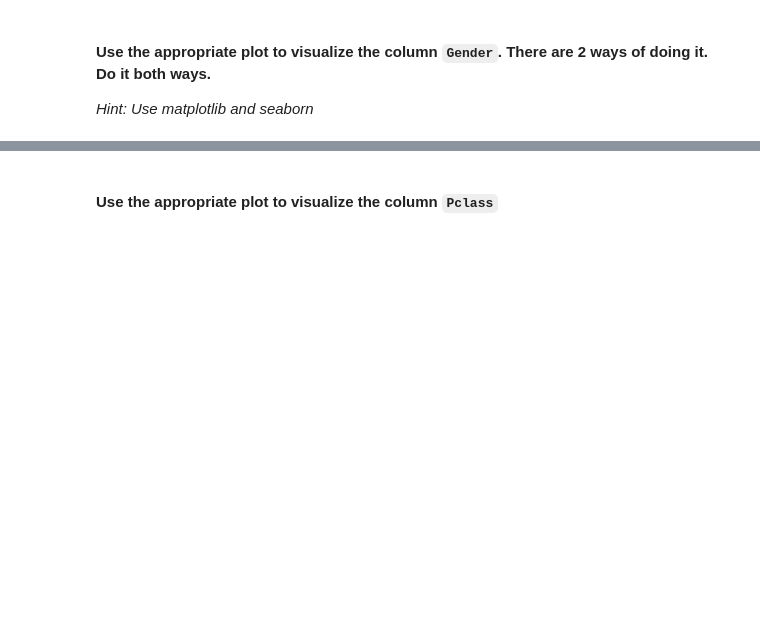
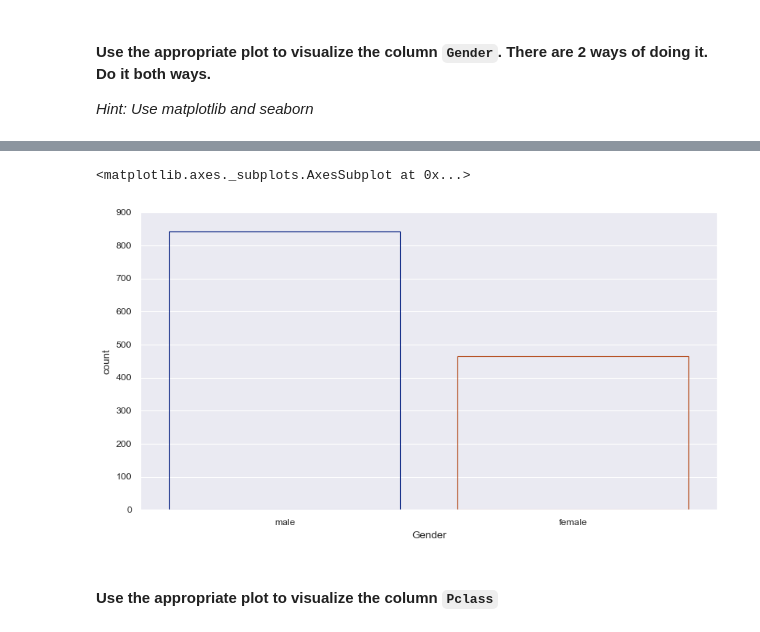
Before and after one commit to LiviaCanet/datamad0119, a Jupyter notebook: module-2/lab-matplotlib-seaborn/your-code/challenge-3.ipynb, the cells around one changed output, grey strips where cells are left out. Saved outputs shown, nothing was run; the diff lists cells and outputs as text; code cells hidden in the pictures; blank space fills up the shorter version.

```diff
--- a/module-2/lab-matplotlib-seaborn/your-code/challenge-3.ipynb
+++ b/module-2/lab-matplotlib-seaborn/your-code/challenge-3.ipynb
@@ -124,4 +136,7 @@ sns.distplot(titanic['Age'],bins=30,color='green',rug=True)
 # %%
-# your code here- 1st way
+# your code here- 2nd way
 
-titanic['Gender'].hist(bins=10)
+sns.countplot(titanic['Gender'], facecolor=(0, 0.9, 0, 0), edgecolor=sns.color_palette("dark"))
+# %% [output]
+<matplotlib.axes._subplots.AxesSubplot at 0x...>
+[figure, added]
```
Also changed, not shown: parts of 15 cells of this notebook.
